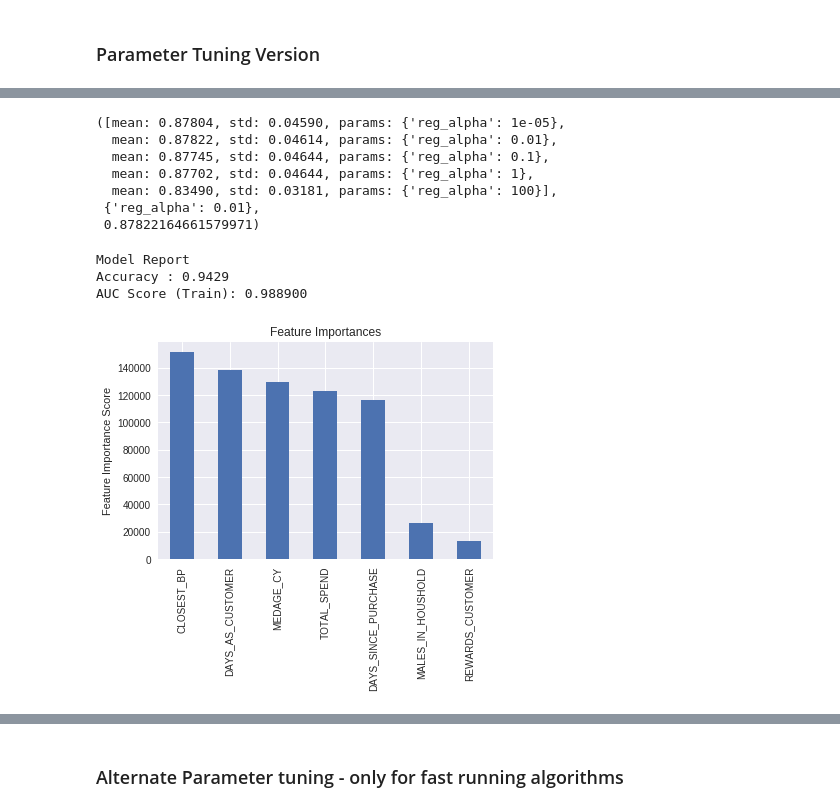
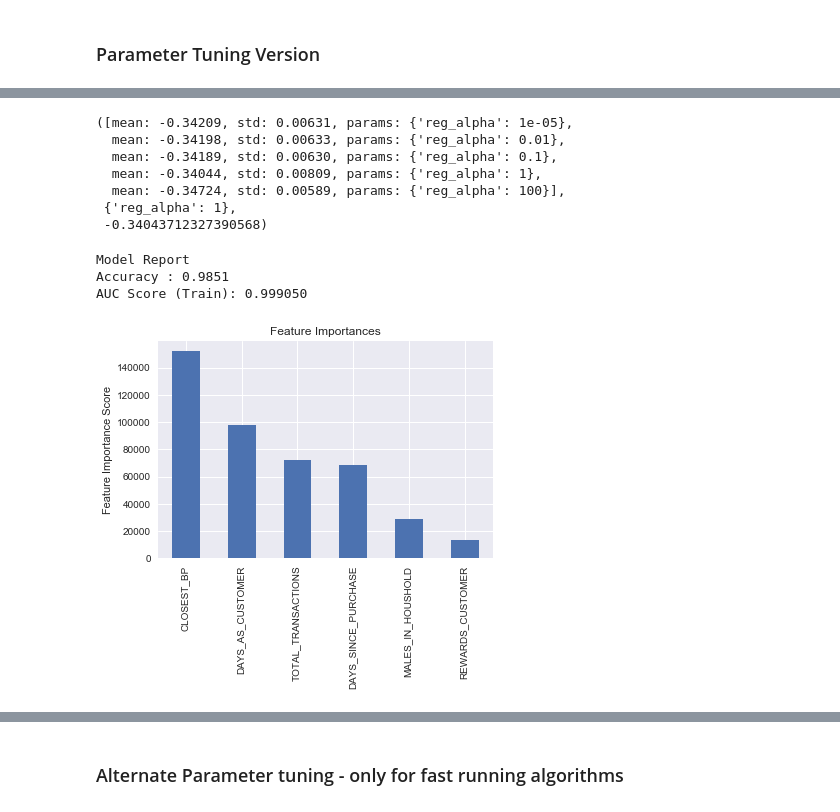
Before and after one commit to FloobtheGreat/IPy_Notebooks, a Jupyter notebook: Analyses/TabModeling.ipynb, the cells around one changed output, grey strips where cells are left out. Cells and saved outputs as stored; diff of their text form; code cells hidden in the pictures.

```diff
--- a/Analyses/TabModeling.ipynb
+++ b/Analyses/TabModeling.ipynb
@@ -406,17 +433,18 @@ gsearch4.grid_scores_, gsearch4.best_params_, gsearch4.best_score_
 # %%
-#max_depth = 12
-#min_child_weight = 0
-#gamma = 0.4
+#max-delta_step=1
+#max_depth = 2
+#min_child_weight = 4
+#gamma = 0.1
 
 param_test4 = {
      'subsample':[i/10.0 for i in range(5,11)],
      'colsample_bytree':[i/10.0 for i in range(5,11)],
 }
 
-gsearch4 = GridSearchCV(estimator = xgb.XGBClassifier( learning_rate =0.1, n_estimators=140, max_depth=12,
-     min_child_weight=0, gamma=0.4, subsample=0.7, colsample_bytree=0.7,
-     objective= 'binary:logistic', nthread=4, scale_pos_weight=1, seed=27),
-     param_grid = param_test4, scoring=auc_weighted, iid=False, cv=5)
+gsearch4 = GridSearchCV(estimator = xgb.XGBClassifier( learning_rate =0.1, n_estimators=140, max_depth=2,
+     min_child_weight=4, gamma=0.1, subsample=0.7, colsample_bytree=0.7,
+     objective= 'binary:logistic', nthread=-1, scale_pos_weight=1, seed=27, max_delta_step=1),
+     param_grid = param_test4, scoring='neg_log_loss', iid=False, cv=5)
 
 gsearch4.fit(train_X_std_res, train_y_res)
 
@@ -474,48 +503,57 @@ gsearch5.grid_scores_, gsearch5.best_params_, gsearch5.best_score_
 # %%
-#max_depth = 12
-#min_child_weight = 0
-#gamma = 0.4
-#subsample = 0.8
+#max_delta_step = 1
+#max_depth = 2
+#min_child_weight = 4
+#gamma = 0.1
+#subsample = 0.9
 #colsample_bytree = 1.0
 
 param_test6 = {
     'reg_alpha':[1e-5, 1e-2, 0.1, 1, 100]
 }
 
-gsearch6 = GridSearchCV(estimator = xgb.XGBClassifier( learning_rate =0.1, n_estimators=140, max_depth=12,
-     min_child_weight=0, gamma=0.4, subsample=0.8, colsample_bytree=1.0,
-     objective= 'binary:logistic', nthread=4, scale_pos_weight=1, seed=27),
-     param_grid = param_test6, scoring=auc_weighted, iid=False, cv=5)
+gsearch6 = GridSearchCV(estimator = xgb.XGBClassifier( learning_rate =0.1, n_estimators=140, max_depth=2,
+     min_child_weight=4, gamma=0.1, subsample=1.0, colsample_bytree=0.9,
+     objective= 'binary:logistic', nthread=-1, scale_pos_weight=1, seed=27, max_delta_step=1),
+     param_grid = param_test6, scoring='neg_log_loss', iid=False, cv=5)
 
 gsearch6.fit(train_X_std_res, train_y_res)
 
 gsearch6.grid_scores_, gsearch6.best_params_, gsearch6.best_score_
 # %% [output]
-([mean: 0.87804, std: 0.04590, params: {'reg_alpha': 1e-05},
-  mean: 0.87822, std: 0.04614, params: {'reg_alpha': 0.01},
-  mean: 0.87745, std: 0.04644, params: {'reg_alpha': 0.1},
-  mean: 0.87702, std: 0.04644, params: {'reg_alpha': 1},
-  mean: 0.83490, std: 0.03181, params: {'reg_alpha': 100}],
- {'reg_alpha': 0.01},
- 0.87822164661579971)
+([mean: -0.34209, std: 0.00631, params: {'reg_alpha': 1e-05},
+  mean: -0.34198, std: 0.00633, params: {'reg_alpha': 0.01},
+  mean: -0.34189, std: 0.00630, params: {'reg_alpha': 0.1},
+  mean: -0.34044, std: 0.00809, params: {'reg_alpha': 1},
+  mean: -0.34724, std: 0.00589, params: {'reg_alpha': 100}],
+ {'reg_alpha': 1},
+ -0.34043712327390568)
 # %%
+#max_delta_step = 1
+#max_depth = 2
+#min_child_weight = 4
+#gamma = 0.1
+#subsample = 0.9
+#colsample_bytree = 1.0
+#reg_alpha = 1
+
 xgb3 = xgb.XGBClassifier(
     learning_rate = 0.01,
     n_estimators = 1000,
     max_depth = 12,
     min_child_weight = 0,
-    gamma = 0.4,
+    gamma = 0.0,
     subsample = 0.9,
     colsample_bytree = 1.0,
     objective = 'binary:logistic',
     scale_pos_weight = 1,
-    reg_alpha=0.01,
+    reg_alpha=1e-05,
     seed = 27)
 
 modelfit(xgb3, pd.DataFrame(train_X_std_res, columns=collist2), pd.DataFrame(train_y_res), collist2)
 # %% [output]
 Model Report
-Accuracy : 0.9429
-AUC Score (Train): 0.988900
+Accuracy : 0.9851
+AUC Score (Train): 0.999050
-[figure, old version]
+[figure, new version]
 # %%
```
Also changed, not shown: parts of 84 cells of this notebook, 8 other files.
